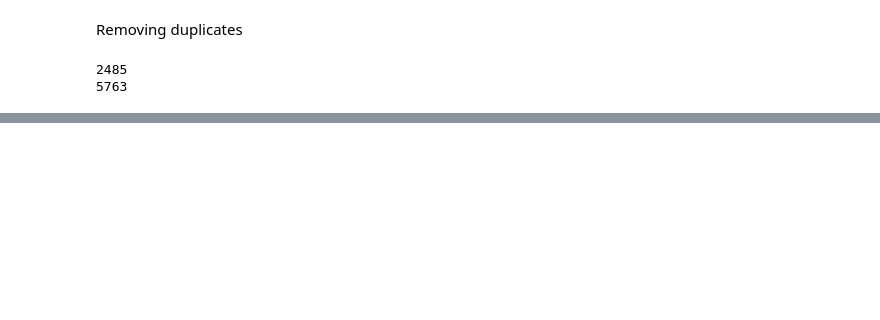
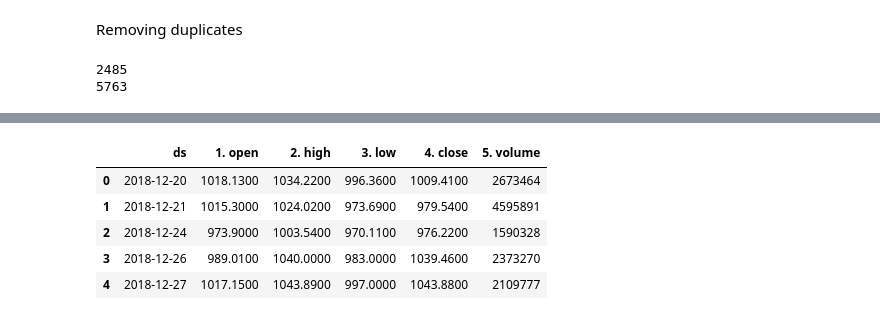
Before and after one commit to shrimpynuts/news-sentiment, a Jupyter notebook: lexicon.ipynb, the cells around one changed output, grey strips where cells are left out. Cells and saved outputs as stored; diff of their text form; code cells hidden in the pictures; blank space fills up the shorter version.

```diff
--- a/lexicon.ipynb
+++ b/lexicon.ipynb
@@ -207,0 +338,11 @@ Number of negative words: 189
+# %%
+raw = response.json()["Time Series (Daily)"]
+st = pd.DataFrame.from_dict(raw, orient = "index").reset_index(0).rename(columns = {"index": "ds"})
+st.head()
+# %% [output]
+|  | ds | 1. open | 2. high | 3. low | 4. close | 5. volume |
+| 0 | 2018-12-20 | 1018.1300 | 1034.2200 | 996.3600 | 1009.4100 | 2673464 |
+| 1 | 2018-12-21 | 1015.3000 | 1024.0200 | 973.6900 | 979.5400 | 4595891 |
+| 2 | 2018-12-24 | 973.9000 | 1003.5400 | 970.1100 | 976.2200 | 1590328 |
+| 3 | 2018-12-26 | 989.0100 | 1040.0000 | 983.0000 | 1039.4600 | 2373270 |
+| 4 | 2018-12-27 | 1017.1500 | 1043.8900 | 997.0000 | 1043.8800 | 2109777 |
```
Also changed, not shown: parts of 43 cells of this notebook.
